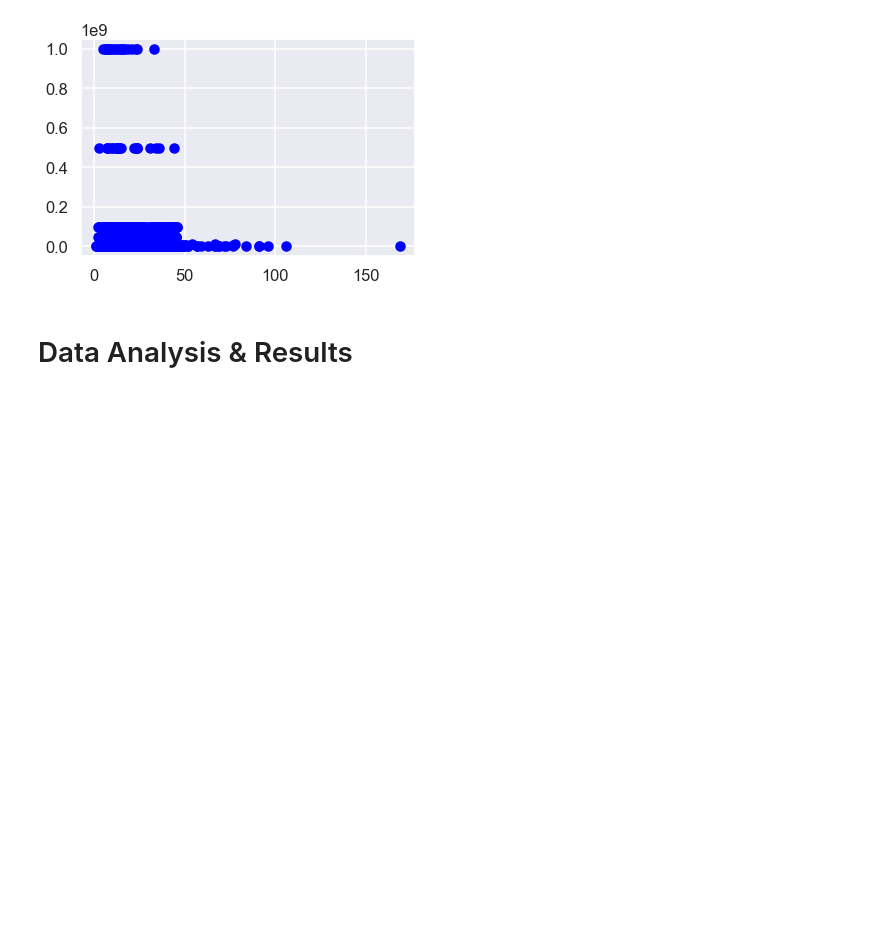
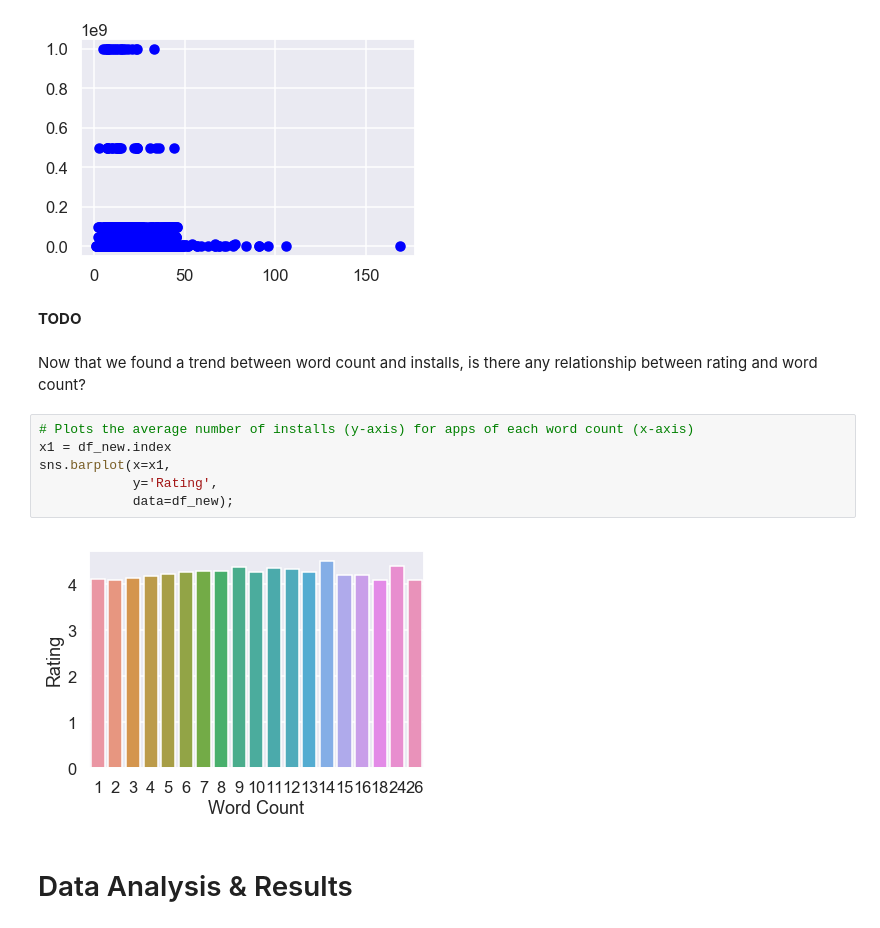
Before and after one commit to Titan-Ngo/COGS108_Repo, a Jupyter notebook: FinalProject.ipynb, the cells around one changed output. Saved outputs shown, nothing was run; the diff lists cells and outputs as text; blank space fills up the shorter version.

```diff
--- a/FinalProject.ipynb
+++ b/FinalProject.ipynb
@@ -479,6 +474,18 @@ plt.scatter(x, y, c='blue')
 # %% [output]
 <matplotlib.collections.PathCollection at 0x...>
 [figure]
+# %% [markdown]
+__TODO__
+# %% [markdown]
+Now that we found a trend between word count and installs, is there any relationship between rating and word count?
+# %%
+# Plots the average number of installs (y-axis) for apps of each word count (x-axis)
+x1 = df_new.index
+sns.barplot(x=x1,
+            y='Rating',
+            data=df_new);
+# %% [output]
+[figure, added]
 # %% [markdown]
 # Data Analysis & Results
 # %% [markdown]
```
Also changed, not shown: parts of 35 cells of this notebook.
